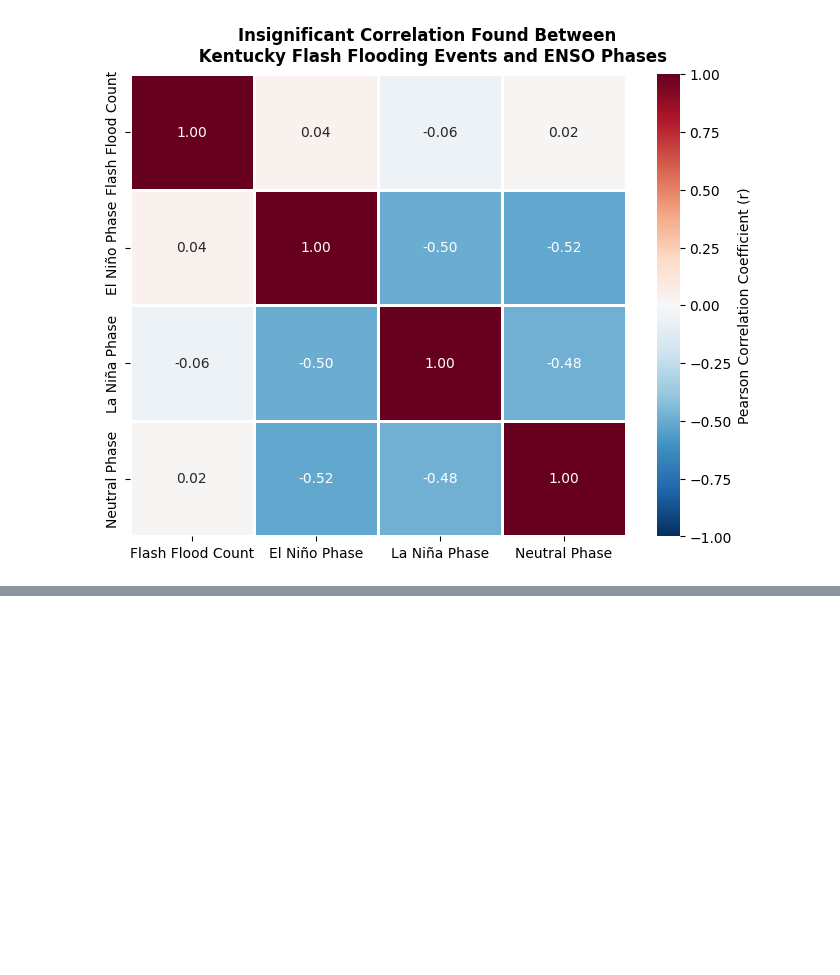
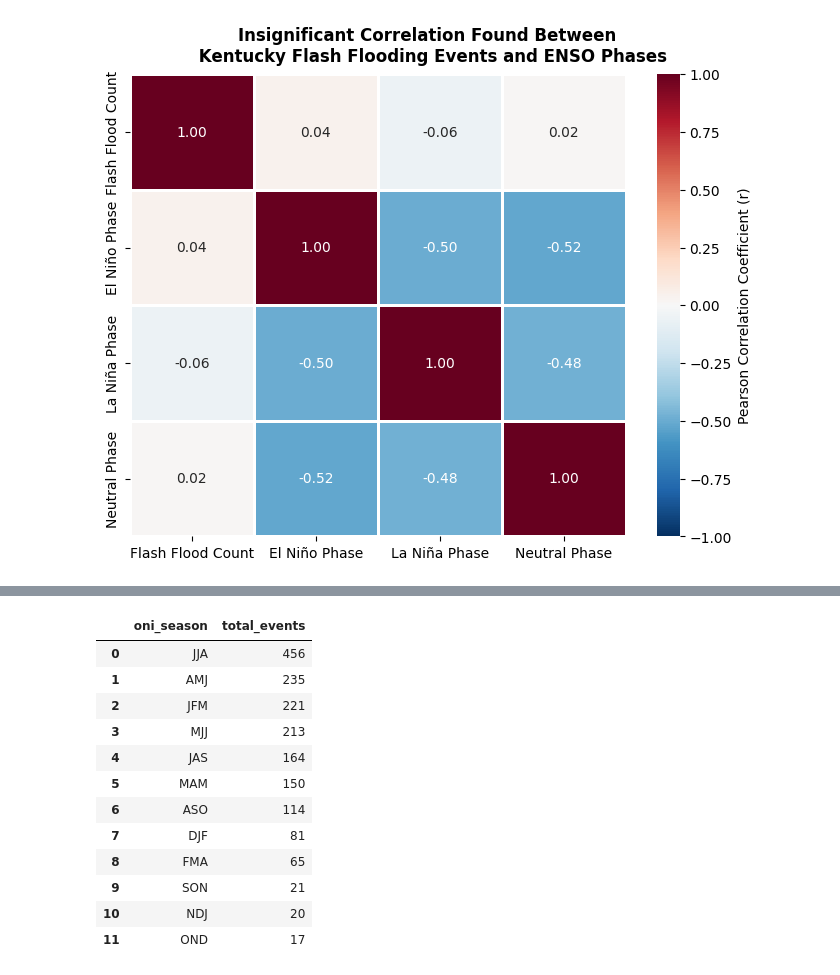
Before and after one commit to ashleyadehart/flash_floods_ky_2015_2025, a Jupyter notebook: notebooks/flash_floods_ky_2015_2025.ipynb, the cells around one changed output, grey strips where cells are left out. Drawn from its saved outputs; the diff is of its cells as text; code cells hidden in the pictures; blank space fills up the shorter version.

```diff
--- a/notebooks/flash_floods_ky_2015_2025.ipynb
+++ b/notebooks/flash_floods_ky_2015_2025.ipynb
@@ -1396,0 +1464,24 @@ Weather and Moon Data Correlation Matrix (%)
+# %%
+# Create a SQL query that counts the number of flash flooding events in each oni_season
+query7 = """ SELECT
+oni_season, COUNT(*) AS total_events
+FROM oni_data
+GROUP BY oni_season
+ORDER BY total_events DESC;
+"""
+result7 = pd.read_sql(query7, conn)
+result7
+# %% [output]
+|  | oni_season | total_events |
+| 0 | JJA | 456 |
+| 1 | AMJ | 235 |
+| 2 | JFM | 221 |
+| 3 | MJJ | 213 |
+| 4 | JAS | 164 |
+| 5 | MAM | 150 |
+| 6 | ASO | 114 |
+| 7 | DJF | 81 |
+| 8 | FMA | 65 |
+| 9 | SON | 21 |
+| 10 | NDJ | 20 |
+| 11 | OND | 17 |
```
Also changed, not shown: parts of 19 cells of this notebook, 7 other files.
